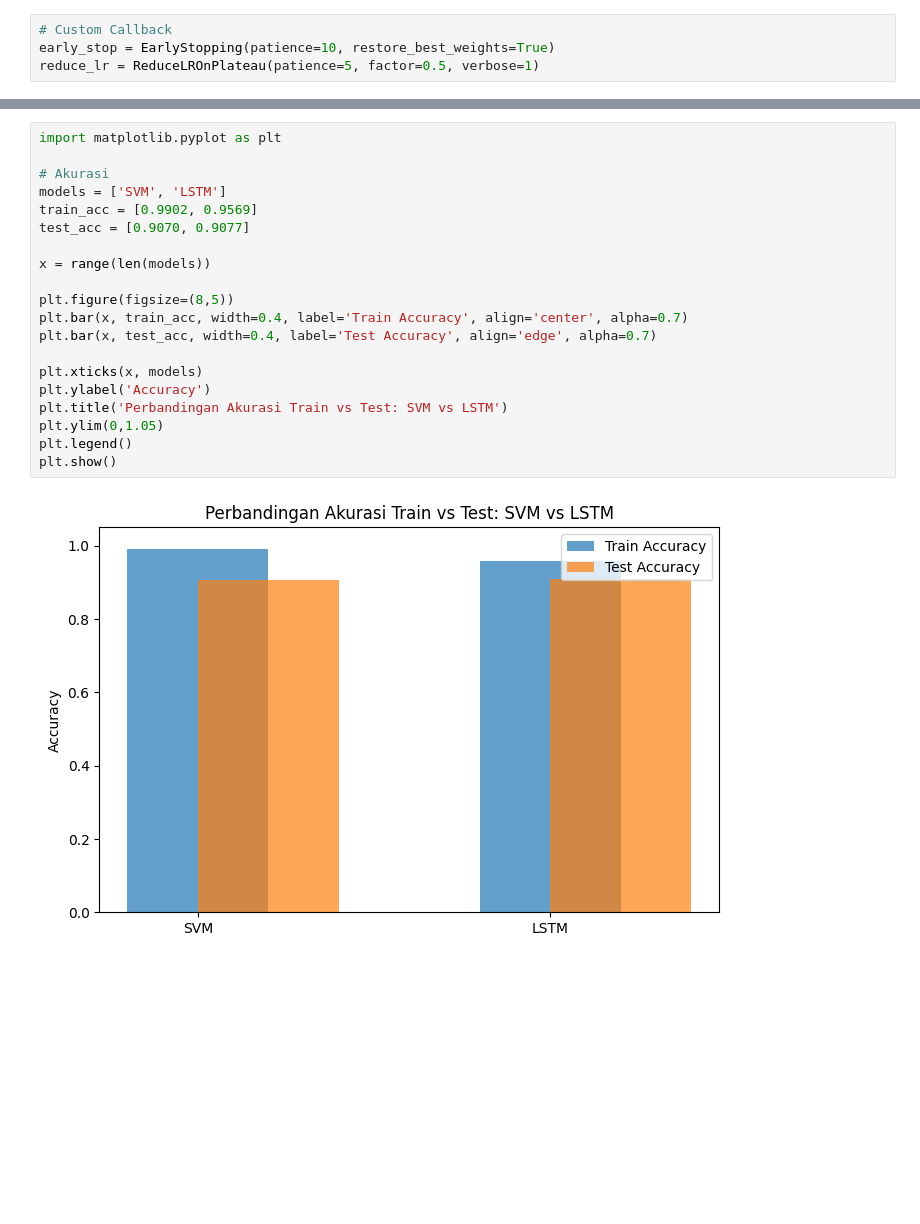
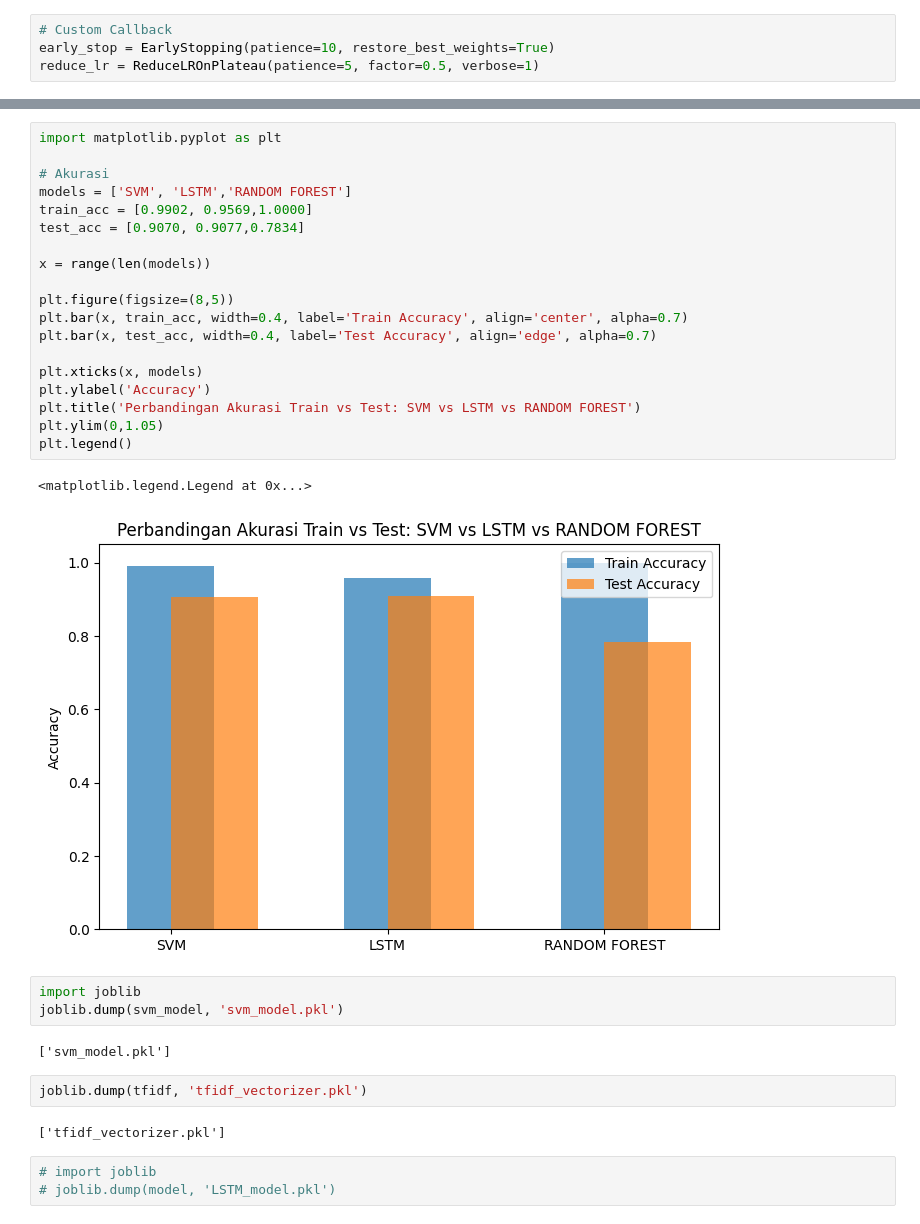
Before and after one commit to AhmadMugiar/WEB_SCRAPPING_KP, a Jupyter notebook: Analisis_Sentimen_Aplikasi_PosAgen.ipynb, the cells around one changed output, grey strips where cells are left out. Saved outputs shown, nothing was run; the diff lists cells and outputs as text; blank space fills up the shorter version.

```diff
--- a/Analisis_Sentimen_Aplikasi_PosAgen.ipynb
+++ b/Analisis_Sentimen_Aplikasi_PosAgen.ipynb
@@ -642,22 +658,34 @@ weighted avg       0.91      0.91      0.91      2090
 # %%
 import matplotlib.pyplot as plt
 
 # Akurasi
-models = ['SVM', 'LSTM']
-train_acc = [0.9902, 0.9569]
-test_acc = [0.9070, 0.9077]
+models = ['SVM', 'LSTM','RANDOM FOREST']
+train_acc = [0.9902, 0.9569,1.0000]
+test_acc = [0.9070, 0.9077,0.7834]
 
 x = range(len(models))
 
 plt.figure(figsize=(8,5))
 plt.bar(x, train_acc, width=0.4, label='Train Accuracy', align='center', alpha=0.7)
 plt.bar(x, test_acc, width=0.4, label='Test Accuracy', align='edge', alpha=0.7)
 
 plt.xticks(x, models)
 plt.ylabel('Accuracy')
-plt.title('Perbandingan Akurasi Train vs Test: SVM vs LSTM')
+plt.title('Perbandingan Akurasi Train vs Test: SVM vs LSTM vs RANDOM FOREST')
 plt.ylim(0,1.05)
 plt.legend()
-plt.show()
 # %% [output]
+<matplotlib.legend.Legend at 0x...>
-[figure, old version]
+[figure, new version]
+# %%
+import joblib
+joblib.dump(svm_model, 'svm_model.pkl')
+# %% [output]
+['svm_model.pkl']
+# %%
+joblib.dump(tfidf, 'tfidf_vectorizer.pkl')
+# %% [output]
+['tfidf_vectorizer.pkl']
+# %%
+# import joblib
+# joblib.dump(model, 'LSTM_model.pkl')
```
Also changed, not shown: parts of 19 cells of this notebook.
